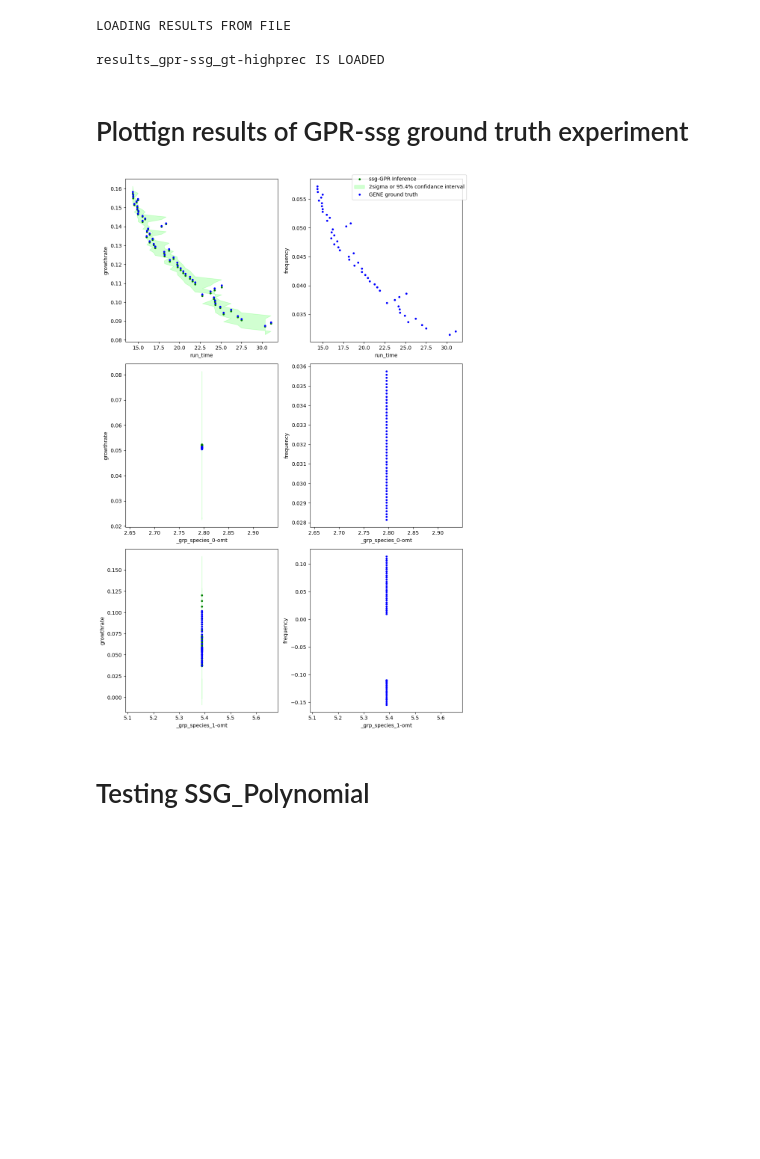
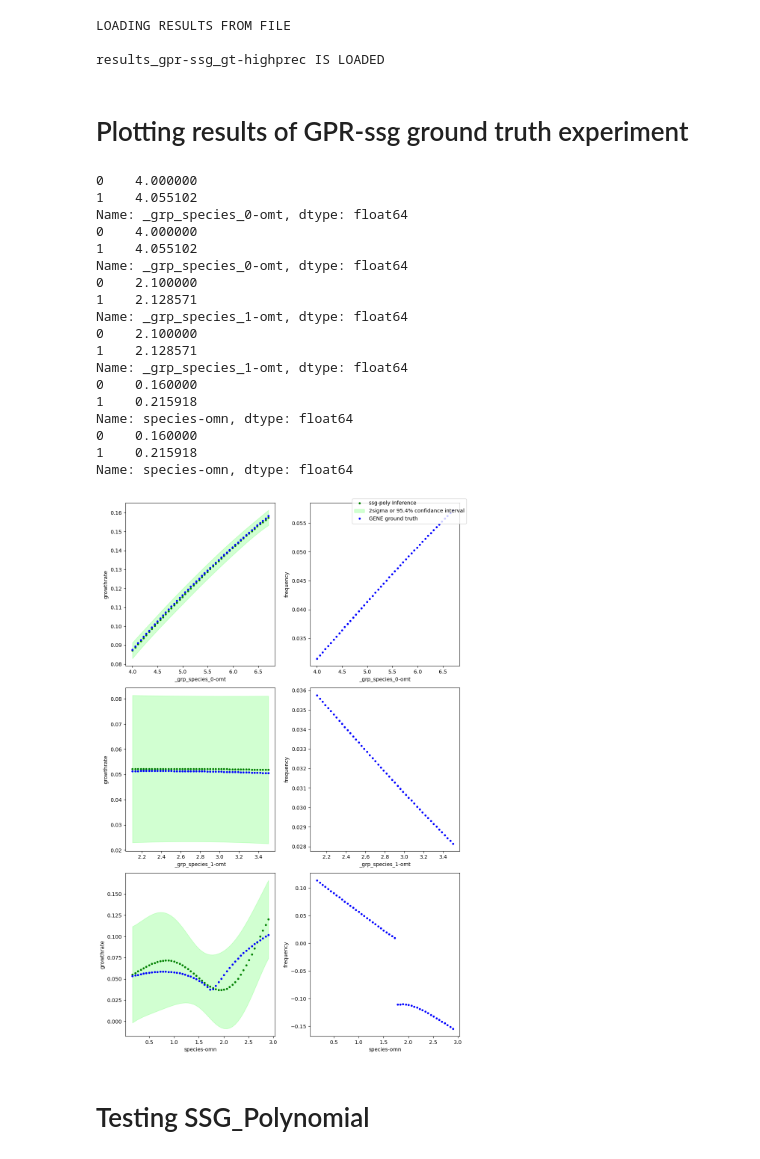
Before and after one commit to DanHarJor/GENE_UQ, a Jupyter notebook: modeTransitionTest.ipynb, the cells around one changed output. Saved outputs shown, nothing was run; the diff lists cells and outputs as text; code cells hidden in the pictures; blank space fills up the shorter version.

```diff
--- a/modeTransitionTest.ipynb
+++ b/modeTransitionTest.ipynb
@@ -401,10 +405,10 @@ for i in range(len(AX)):
         x = GENE_groundTruth[i].df[parameters[i]].to_numpy(dtype=float)
         y = GENE_groundTruth[i].df[gene_out[j]].to_numpy(dtype=float)
 
-        # if j == 0:
-        #     AX[i][j].plot(x, results_poly_gt.growthrates[i], '-g', label=infer_label)
+        if j == 0:
+            AX[i][j].plot(x, results_poly_gt.growthrates[i], '.g', label=infer_label)
 
-        AX[i][j].plot(x, y, '-b', label =gene_label)
+        AX[i][j].plot(x, y, '.b', label =gene_label)
         AX[i][j].set_xlabel(parameters[i])
         AX[i][j].set_ylabel(gene_out[j])
 
@@ -462,45 +496,99 @@ LOADING RESULTS FROM FILE
 
 results_gpr-ssg_gt-highprec IS LOADED
 # %% [markdown]
-# Plottign results of GPR-ssg ground truth experiment
+# Plotting results of GPR-ssg ground truth experiment
 # %%
+# import matplotlib.pyplot as plt
+# gene_out = ['growthrate','frequency']
+# width = 5
+# height =5
+# ncol = len(gene_out)
+# nrow = len(GENE_groundTruth)
+# figure, AX = plt.subplots(nrow,ncol, figsize=(ncol*width, nrow*height))
+
+# for i in range(len(AX)):
+#     for j in range(len(AX[0])):
+#         if i == 0 and j == 0:
+#             infer_label = 'ssg-GPR Inference'
+#             gene_label = 'GENE ground truth'
+#             error_label = '2sigma or 95.4% confidance interval'
+#         else:
+#             infer_label = None
+#             gene_label = None
+#             error_label = None
+#         col = GENE_groundTruth[i].df.columns.values.tolist()
+#         x = GENE_groundTruth[i].df[col[i]].to_numpy(dtype=float)
+#         y = GENE_groundTruth[i].df[gene_out[j]].to_numpy(dtype=float)
+
+#         # if j == 0:
+#         #     mean = results_gpr_gt.growthrates[i][0]
+#         #     twosig = results_gpr_gt.growthrates[i][1]
+#         #     AX[i][j].plot(x, mean, '.g', label = infer_label)
+#         #     AX[i][j].fill_between(x, mean+twosig, mean-twosig, color=[0.1,1,0.1,0.2], label=error_label)
+
+#         AX[i][j].plot(x, y, '.b', label = gene_label)
+#         AX[i][j].set_xlabel(col[i])
+#         AX[i][j].set_ylabel(gene_out[j])
+
+# figure.legend()
+# figure.tight_layout()
+# plt.show(figure)
+
 import matplotlib.pyplot as plt
 gene_out = ['growthrate','frequency']
 width = 5
 height =5
 ncol = len(gene_out)
 nrow = len(GENE_groundTruth)
 figure, AX = plt.subplots(nrow,ncol, figsize=(ncol*width, nrow*height))
 
 for i in range(len(AX)):
     for j in range(len(AX[0])):
         if i == 0 and j == 0:
-            infer_label = 'ssg-GPR Inference'
+            infer_label = 'ssg-poly Inference'
             gene_label = 'GENE ground truth'
             error_label = '2sigma or 95.4% confidance interval'
         else:
             infer_label = None
             gene_label = None
             error_label = None
-        col = GENE_groundTruth[i].df.columns.values.tolist()
-        x = GENE_groundTruth[i].df[col[i]].to_numpy(dtype=float)
+        print(GENE_groundTruth[i].df[parameters[i]].head(2))
+        x = GENE_groundTruth[i].df[parameters[i]].to_numpy(dtype=float)
         y = GENE_groundTruth[i].df[gene_out[j]].to_numpy(dtype=float)
 
         if j == 0:
             mean = results_gpr_gt.growthrates[i][0]
             twosig = results_gpr_gt.growthrates[i][1]
             AX[i][j].plot(x, mean, '.g', label = infer_label)
             AX[i][j].fill_between(x, mean+twosig, mean-twosig, color=[0.1,1,0.1,0.2], label=error_label)
 
-        AX[i][j].plot(x, y, '.b', label = gene_label)
-        AX[i][j].set_xlabel(col[i])
+        AX[i][j].plot(x, y, '.b', label =gene_label)
+        AX[i][j].set_xlabel(parameters[i])
         AX[i][j].set_ylabel(gene_out[j])
 
+figure.tight_layout()
 figure.legend()
-figure.tight_layout()
 plt.show(figure)
 # %% [output]
+0    4.000000
+1    4.055102
+Name: _grp_species_0-omt, dtype: float64
+0    4.000000
+1    4.055102
+Name: _grp_species_0-omt, dtype: float64
+0    2.100000
+1    2.128571
+Name: _grp_species_1-omt, dtype: float64
+0    2.100000
+1    2.128571
+Name: _grp_species_1-omt, dtype: float64
+0    0.160000
+1    0.215918
+Name: species-omn, dtype: float64
+0    0.160000
+1    0.215918
+Name: species-omn, dtype: float64
-[figure, old version]
+[figure, new version]
 # %% [markdown]
 # Testing SSG_Polynomial
 # %%
```
Also changed, not shown: parts of 8 cells of this notebook, 1 other file.
